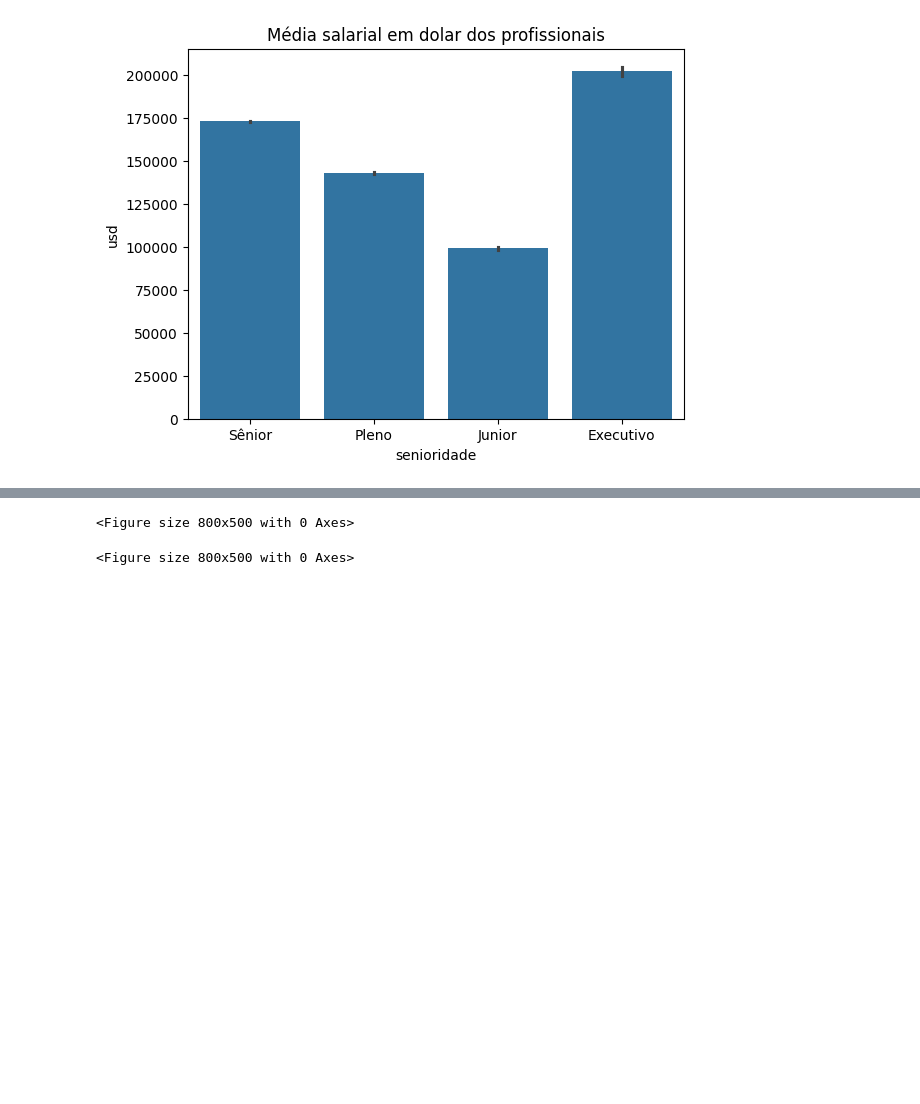
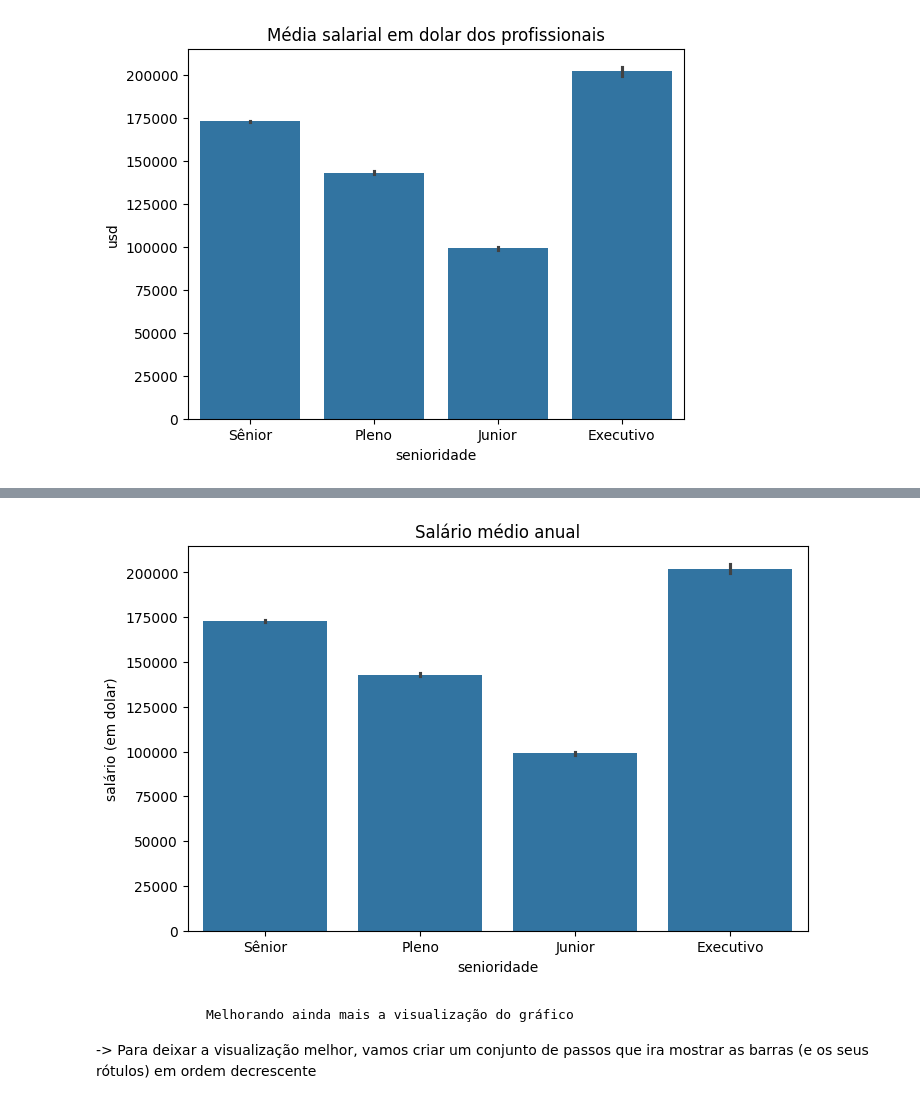
Before and after one commit to caikedomingues/Imers-o-dados-da-alura, a Jupyter notebook: aula3.ipynb, the cells around one changed output, grey strips where cells are left out. Drawn from its saved outputs; the diff is of its cells as text; code cells hidden in the pictures; blank space fills up the shorter version.

```diff
--- a/aula3.ipynb
+++ b/aula3.ipynb
@@ -32,5 +81,19 @@ plt.show()
 # %%
 plt.figure(figsize=(8,5))
+
+sns.barplot(data=base_de_dados, x='senioridade', y='usd')
+
+plt.title("Salário médio anual")
+
+plt.xlabel("senioridade")
+
+plt.ylabel("salário (em dolar)")
+
+plt.show()
 # %% [output]
-<Figure size 800x500 with 0 Axes>
-<Figure size 800x500 with 0 Axes>
+[figure, added]
+# %% [markdown]
+                Melhorando ainda mais a visualização do gráfico
+
+-> Para deixar a visualização melhor, vamos criar um conjunto de passos
+que ira mostrar as barras (e os seus rótulos) em ordem decrescente
```
Also changed, not shown: parts of 24 cells of this notebook.
